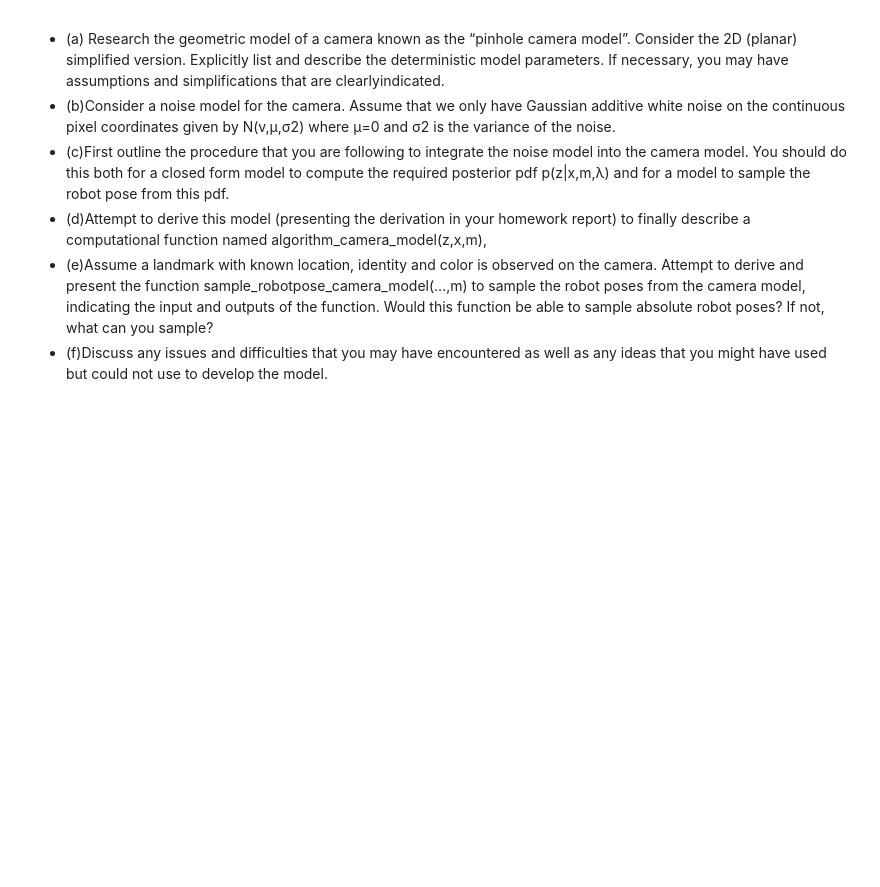
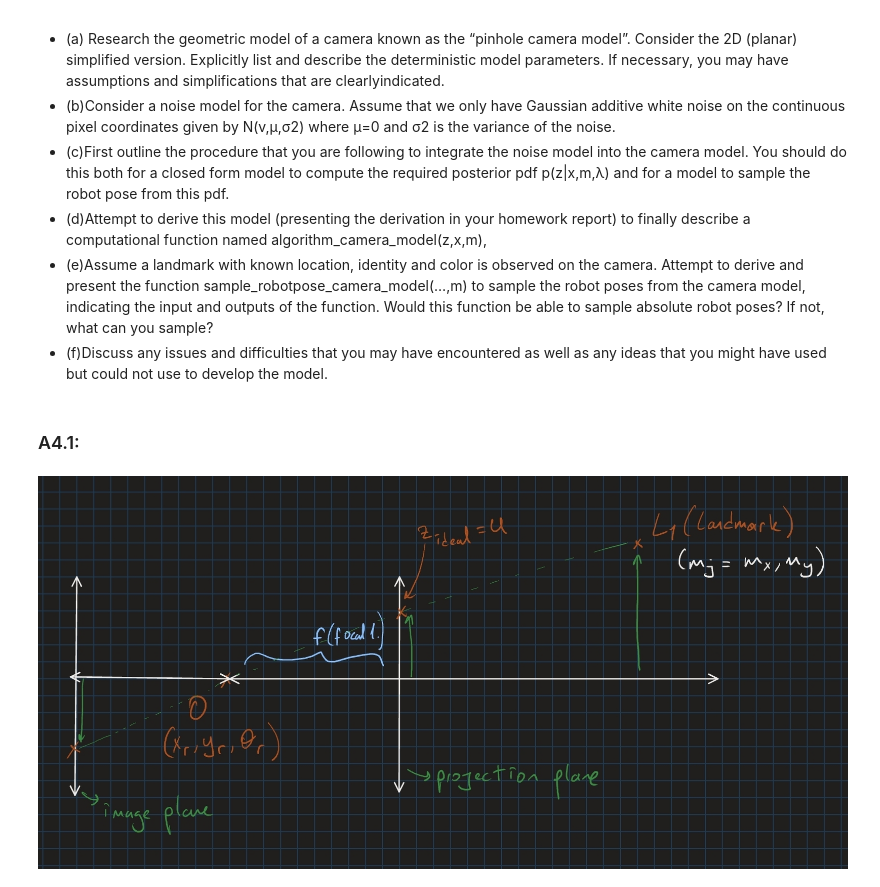
Before and after one commit to amnessa/585_Probabilistic_Robotics, a Jupyter notebook: homework2/Homework2.ipynb, the cells around one changed output. Cells and saved outputs as stored; diff of their text form; code cells hidden in the pictures; blank space fills up the shorter version.

Commit message:
Add ideal pinhole camera image for homework 2 visuals

```diff
--- a/homework2/Homework2.ipynb
+++ b/homework2/Homework2.ipynb
@@ -406,3 +406,10 @@ sample?
 * (f)Discuss any issues and difficulties that you may have
 encountered as well as any ideas that you might have used
 but could not use to develop the model.
+# %% [markdown]
+### A4.1:
+# %%
+from IPython.display import Image, display
+display(Image("visuals/pinhole_camera_ideal.jpg"))
+# %% [output]
+[figure, added]
```
Also changed, not shown: parts of 10 cells of this notebook, 2 other files.
